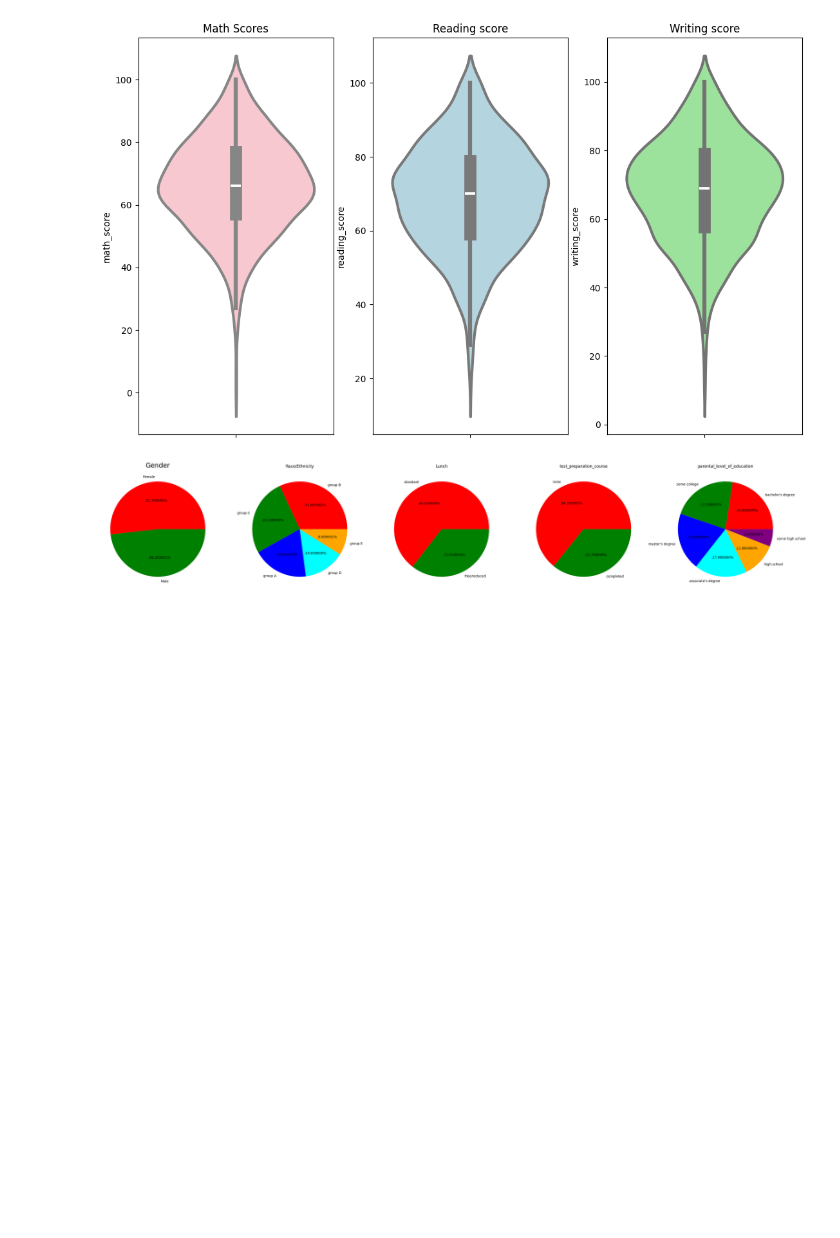
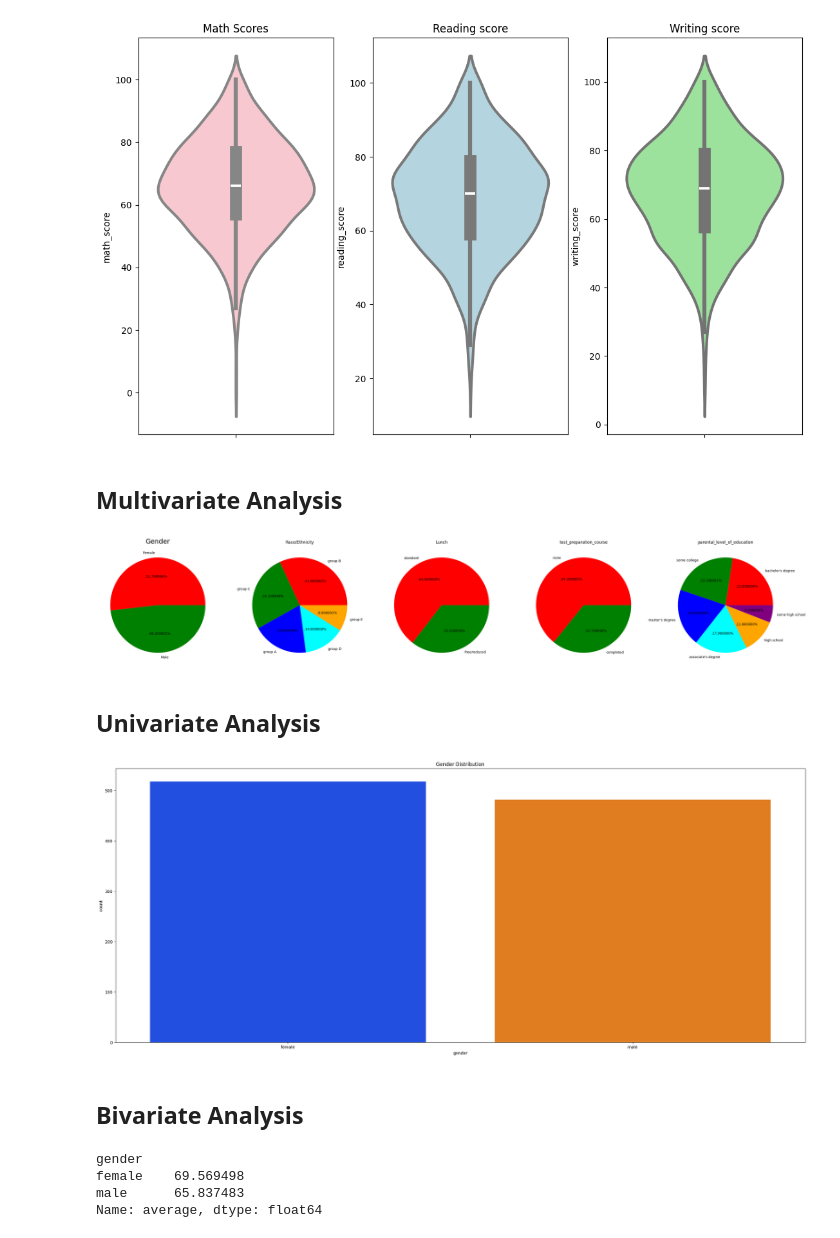
Before and after one commit to Wahab901278/students-performance-project, a Jupyter notebook: notebook/1-EDA-student-performance.ipynb, the cells around one changed output. Drawn from its saved outputs; the diff is of its cells as text; code cells hidden in the pictures; blank space fills up the shorter version.

```diff
--- a/notebook/1-EDA-student-performance.ipynb
+++ b/notebook/1-EDA-student-performance.ipynb
@@ -226,6 +226,8 @@ sns.violinplot(y='writing_score',data=df,color='lightgreen',linewidth=3)
 # %% [output]
 <Axes: title={'center': 'Writing score'}, ylabel='writing_score'>
 [figure]
+# %% [markdown]
+## Multivariate Analysis
 # %%
 plt.rcParams['figure.figsize']=(30,12)
 plt.subplot(1,5,1)
@@ -281,3 +283,13 @@ plt.show(
 )
 # %% [output]
 [figure]
+# %% [markdown]
+## Univariate Analysis
+# %%
+sns.countplot(x=df['gender'],data=df,palette='bright')
+plt.title('Gender Distribution')
+plt.show()
+# %% [output]
+[figure, added]
+# %% [markdown]
+## Bivariate Analysis
@@ -283,0 +298,7 @@ plt.show(
+# %%
+df.groupby('gender')['average'].mean()
+# %% [output]
+gender
+female    69.569498
+male      65.837483
+Name: average, dtype: float64
```
Also changed, not shown: parts of 17 cells of this notebook, 14 other files.
